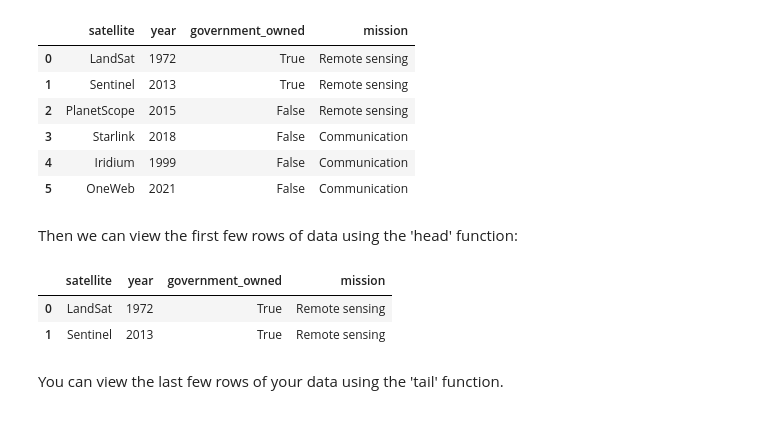
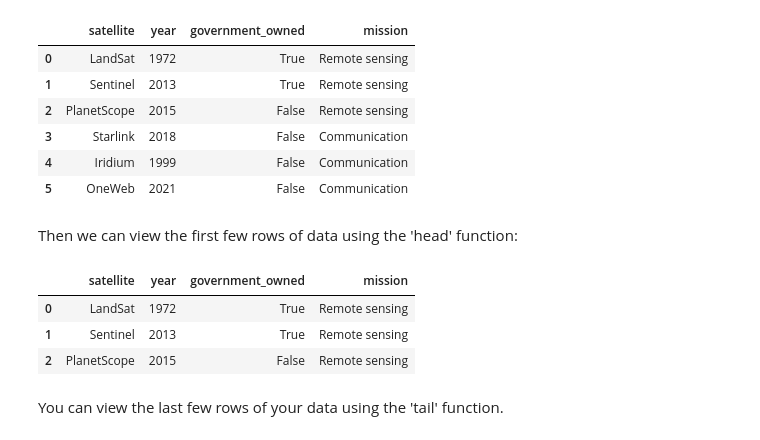
Before and after one commit to edwardoughton/satellite-image-analysis, a Jupyter notebook: notebooks/4_02_pandas_and_geopandas.ipynb, the cells around one changed output. Drawn from its saved outputs; the diff is of its cells as text; code cells hidden in the pictures.

```diff
--- a/notebooks/4_02_pandas_and_geopandas.ipynb
+++ b/notebooks/4_02_pandas_and_geopandas.ipynb
@@ -123,11 +137,12 @@ df
 Then we can view the first few rows of data using the 'head' function:
 # %%
 # Example
-df.head(n=2)
+df.head(n=3)
 # %% [output]
 |  | satellite | year | government_owned | mission |
 | 0 | LandSat | 1972 | True | Remote sensing |
 | 1 | Sentinel | 2013 | True | Remote sensing |
+| 2 | PlanetScope | 2015 | False | Remote sensing |
 # %% [markdown]
 You can view the last few rows of your data using the 'tail' function.
 # %%
```
Also changed, not shown: parts of 9 cells of this notebook, 4 other files.
